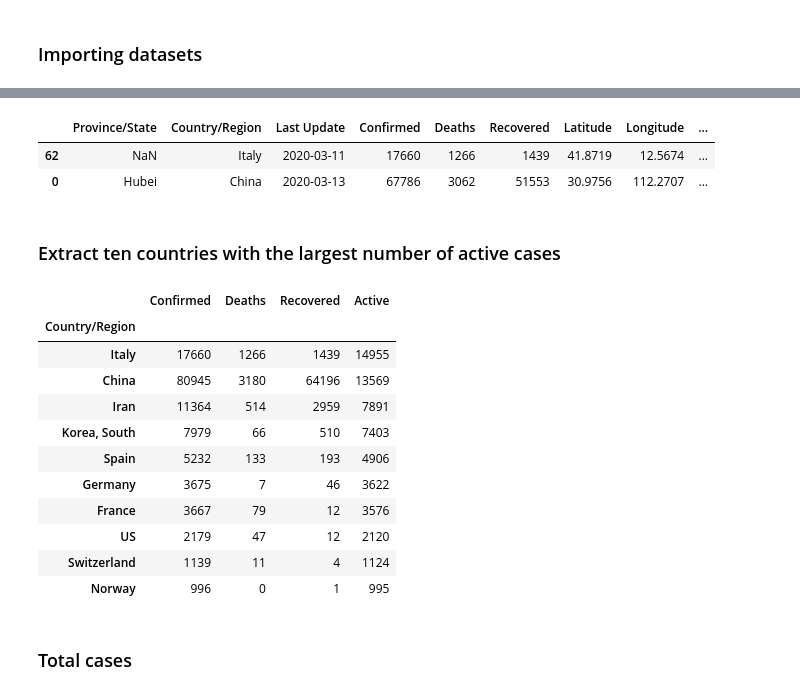
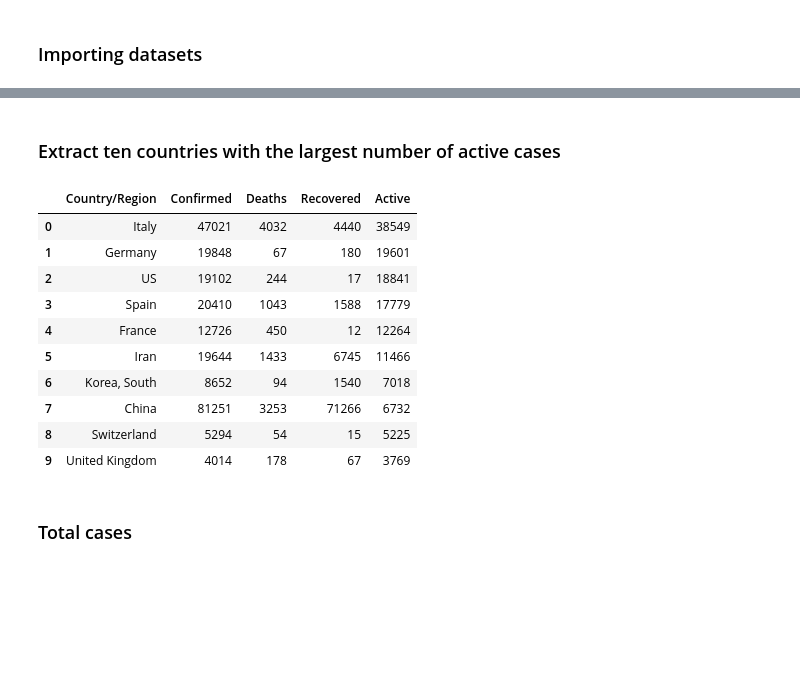
Before and after one commit to Ysbail/Covid-19, a Jupyter notebook: covid_basic_analyse.ipynb, the cells around one changed output, grey strips where cells are left out. Cells and saved outputs as stored; diff of their text form; code cells hidden in the pictures; blank space fills up the shorter version.

```diff
--- a/covid_basic_analyse.ipynb
+++ b/covid_basic_analyse.ipynb
@@ -50,0 +28,4 @@ There is no null data except Province/State because for most countries there is
+# %%
+covid_19_df = covid_19_df.groupby(['Country/Region', 'Province/State'])['Confirmed', 'Deaths', 'Recovered', 'Active'].max()
+# %%
+covid_19_df = covid_19_df.groupby('Country/Region')['Confirmed', 'Deaths', 'Recovered', 'Active'].sum().reset_index()
@@ -60,5 +42,3 @@ covid_19_df.head()
-# %%
-covid_19_df['Last Update'] = covid_19_df['Last Update'].dt.date
 # %%
 covid_19_df[covid_19_df['Country/Region'] == 'Poland']
 # %% [output]
@@ -71,10 +47,2 @@ covid_19_df['Active'] = covid_19_df['Confirmed'] - covid_19_df['Deaths'] - covid
-# %%
-covid_19_df = covid_19_df.sort_values(by=['Active'], ascending=False)
-# %%
-covid_19_df.head(2)
-# %% [output]
-|  | Province/State | Country/Region | Last Update | Confirmed | Deaths | Recovered | Latitude | Longitude | ... |
-| 62 | NaN | Italy | 2020-03-11 | 17660 | 1266 | 1439 | 41.8719 | 12.5674 | ... |
-| 0 | Hubei | China | 2020-03-13 | 67786 | 3062 | 51553 | 30.9756 | 112.2707 | ... |
 # %% [markdown]
 ### Extract ten countries with the largest number of active cases
@@ -83,18 +49,17 @@ grouped_by_country = covid_19_df[cases].groupby('Country/Region').sum()
 # %%
-grouped_by_country.sort_values(by=['Active'], ascending=False).head(10)
+covid_19_df.sort_values(by=['Active'], ascending=False).reset_index(drop=True).head(10)
 # %% [output]
-|  | Confirmed | Deaths | Recovered | Active |
-| Country/Region |  |  |  |  |
-| Italy | 17660 | 1266 | 1439 | 14955 |
-| China | 80945 | 3180 | 64196 | 13569 |
-| Iran | 11364 | 514 | 2959 | 7891 |
-| Korea, South | 7979 | 66 | 510 | 7403 |
-| Spain | 5232 | 133 | 193 | 4906 |
-| Germany | 3675 | 7 | 46 | 3622 |
-| France | 3667 | 79 | 12 | 3576 |
-| US | 2179 | 47 | 12 | 2120 |
-| Switzerland | 1139 | 11 | 4 | 1124 |
-| Norway | 996 | 0 | 1 | 995 |
+|  | Country/Region | Confirmed | Deaths | Recovered | Active |
+| 0 | Italy | 47021 | 4032 | 4440 | 38549 |
+| 1 | Germany | 19848 | 67 | 180 | 19601 |
+| 2 | US | 19102 | 244 | 17 | 18841 |
+| 3 | Spain | 20410 | 1043 | 1588 | 17779 |
+| 4 | France | 12726 | 450 | 12 | 12264 |
+| 5 | Iran | 19644 | 1433 | 6745 | 11466 |
+| 6 | Korea, South | 8652 | 94 | 1540 | 7018 |
+| 7 | China | 81251 | 3253 | 71266 | 6732 |
+| 8 | Switzerland | 5294 | 54 | 15 | 5225 |
+| 9 | United Kingdom | 4014 | 178 | 67 | 3769 |
 # %% [markdown]
 ### Total cases
 # %%
```
Also changed, not shown: parts of 46 cells of this notebook.
